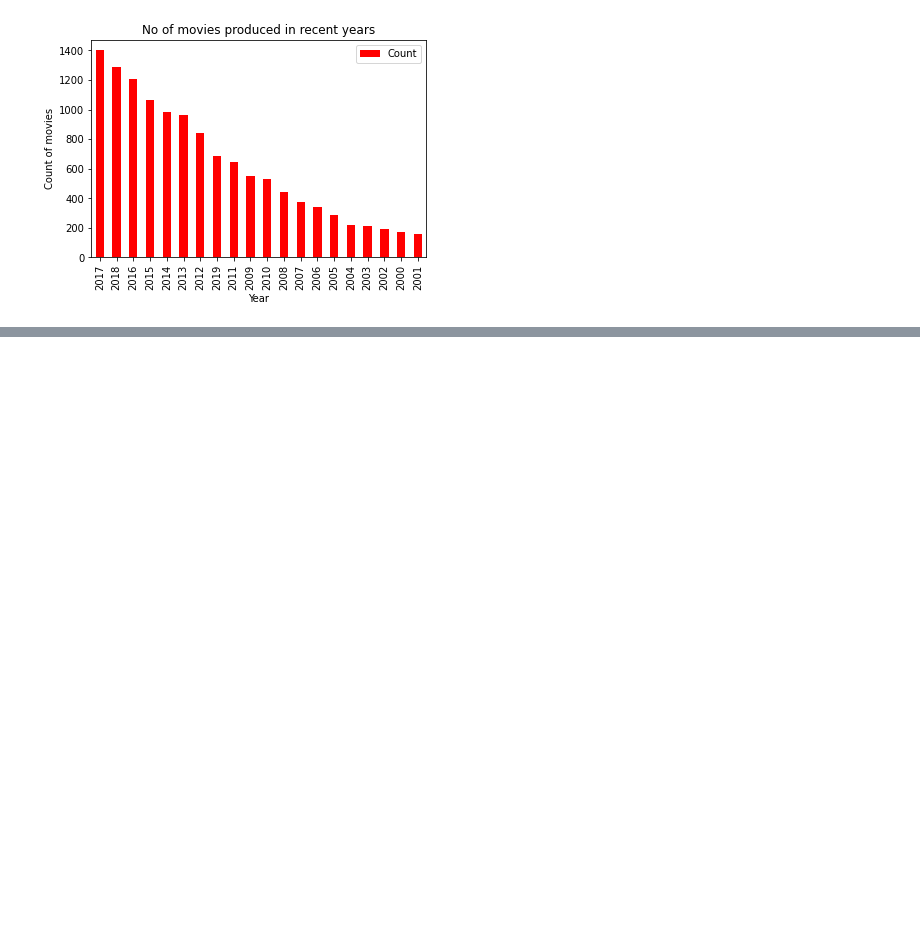
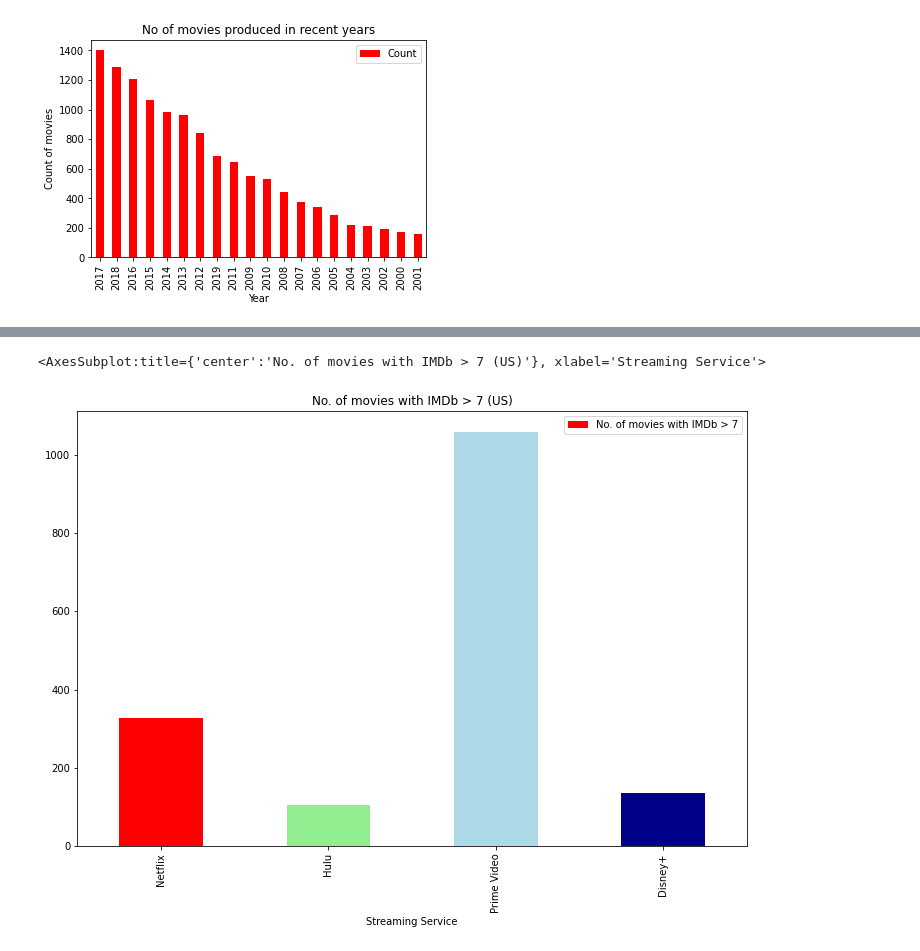
Before and after one commit to jacance/streaming-service-analysis, a Jupyter notebook: huluprimeflix_tara.ipynb, the cells around one changed output, grey strips where cells are left out. Cells and saved outputs as stored; diff of their text form; code cells hidden in the pictures; blank space fills up the shorter version.

```diff
--- a/huluprimeflix_tara.ipynb
+++ b/huluprimeflix_tara.ipynb
@@ -897,0 +931,24 @@ Text(0.5, 1.0, 'Top 20 languages of Disney movies')
+# %%
+#Analysing IMDb score for movies in US only
+
+netflix_imdb_US = netflix_data_US[netflix_data_US['IMDb'] > 7]
+net_imdb_count = netflix_imdb_US['IMDb'].count()
+
+hulu_imdb_US =hulu_data_US[hulu_data_US['IMDb']> 7]
+hulu_imdb_count = hulu_imdb_US['IMDb'].count()
+
+
+prime_imdb_US = prime_data_US[prime_data_US['IMDb']> 7]
+prime_imdb_count = prime_imdb_US['IMDb'].count()
+
+
+disney_imdb_US = disney_data_US[disney_data_US['IMDb']> 7]
+disney_imdb_count = disney_imdb_US['IMDb'].count()
+
+
+
+imdb_scores_US = pd.DataFrame({'Streaming Service': streaming_services,
+                                'No. of movies with IMDb > 7' :[net_imdb_count, hulu_imdb_count,
+                                                                     prime_imdb_count, disney_imdb_count]})
+
+imdb_scores_US
@@ -897,0 +961,9 @@ Text(0.5, 1.0, 'Top 20 languages of Disney movies')
+# %%
+#Analysing movies with IMDb > 7 in US only
+#plt.figure(figsize=(12,8))
+imdb_scores_US.plot.bar('Streaming Service', 'No. of movies with IMDb > 7',
+                           color=["red", "lightgreen", "lightblue", "darkblue"],
+                            title=('No. of movies with IMDb > 7 (US)'), figsize=(12,8) )
+# %% [output]
+<AxesSubplot:title={'center':'No. of movies with IMDb > 7 (US)'}, xlabel='Streaming Service'>
+[figure, added]
```
Also changed, not shown: parts of 20 cells of this notebook.
